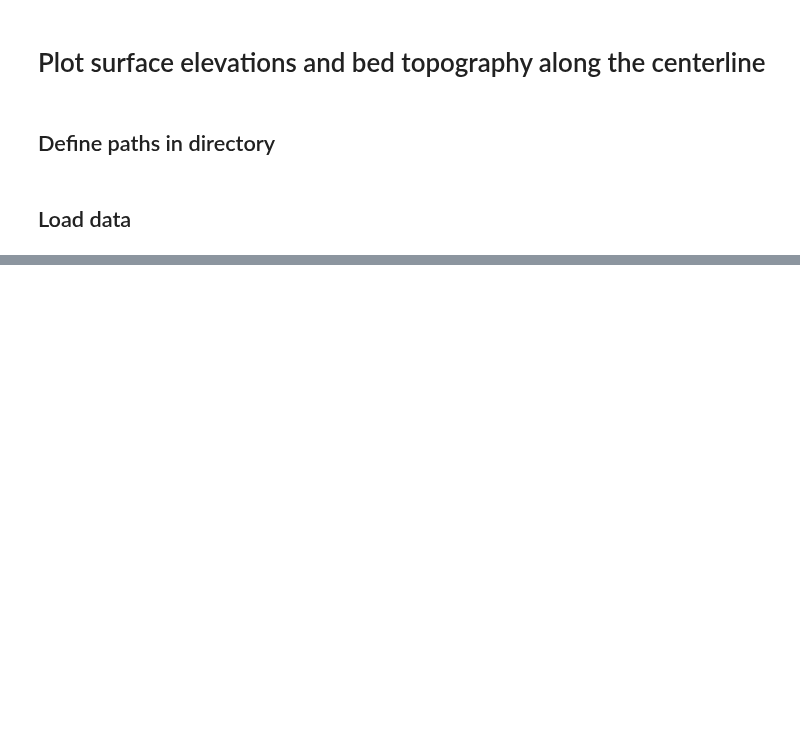
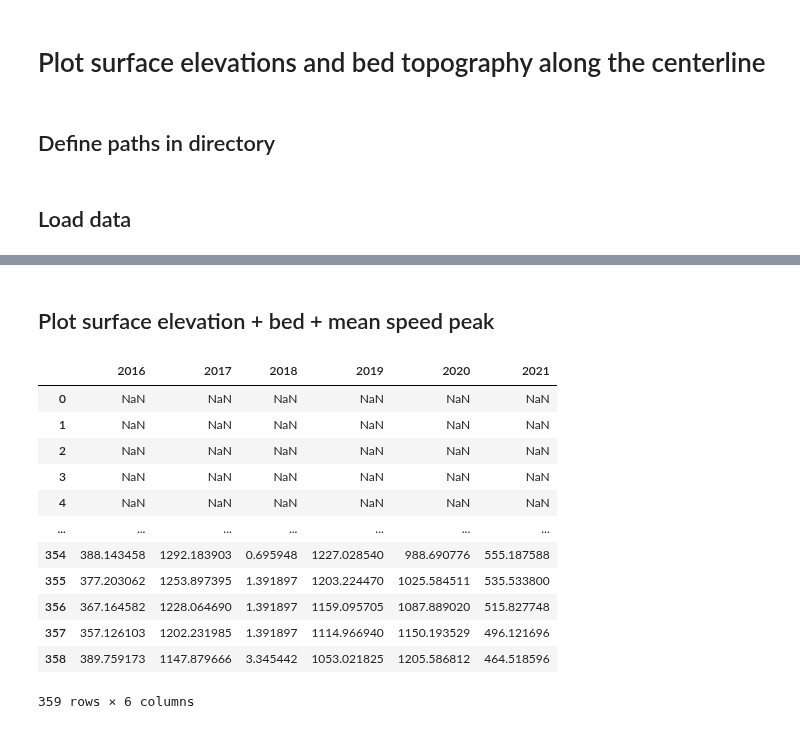
Before and after one commit to pohlan/Hubbard2024, a Jupyter notebook: make_paper_figures/surface_elevations_centerline.ipynb, the cells around one changed output, grey strips where cells are left out. Drawn from its saved outputs; the diff is of its cells as text; code cells hidden in the pictures; blank space fills up the shorter version.

```diff
--- a/make_paper_figures/surface_elevations_centerline.ipynb
+++ b/make_paper_figures/surface_elevations_centerline.ipynb
@@ -116,0 +125,2 @@ NameError: name 'h_cl_df' is not defined
+# %% [markdown]
+## Plot surface elevation + bed + mean speed peak
@@ -116,0 +139,60 @@ NameError: name 'h_cl_df' is not defined
+# %%
+# Calculate strength of speed peaks
+strengths_cl = pd.DataFrame()
+years = [2016, 2017, 2018, 2019, 2020, 2021]
+for year in tqdm(years):
+
+    # Winter peak
+    winter_mask = np.logical_or(
+        np.logical_and(ds.month >= 11, ds.year == year),
+        np.logical_and(ds.month <= 2, ds.year == year+1)
+    )
+    winter_velocities = ds.v[winter_mask, :, :]
+    winter_peak = winter_velocities.max(dim='time')
+
+    # Minimum between peaks
+    middle_mask = np.logical_and(
+        np.logical_and(ds.month >= 2.05, ds.month <= 4),
+        ds.year == year+1,
+    )
+    middle_velocities = ds.v[middle_mask, :, :]
+    min = middle_velocities.min(dim='time')
+
+    # Summer peak
+    summer_mask = np.logical_and(
+        np.logical_and(ds.month >= 4, ds.month <= 6),
+        ds.year == year+1,
+    )
+    summer_velocities = ds.v[summer_mask, :, :]
+    summer_peak = summer_velocities.max(dim='time')
+
+    # Calculate strength of double peaks
+    avg_mag = (winter_peak + summer_peak)/2
+    mask = (winter_peak < min) | (summer_peak < 500)
+    strength = (winter_peak - min) #/(summer_peak-min) # (winter_peak/summer_peak)
+    strength = xr.where(mask==True, 0, strength)
+
+    # Sample along centerline
+    strength_cl_np = [float(strength.sel(x=x, y=y, method='nearest').data) for (x, y) in list(zip(x_samp, y_samp))]
+    strength_cl = pd.DataFrame({year: strength_cl_np})
+
+    # Smooth over a 500 m window
+    strength_cl_smooth = strength_cl.rolling(10).mean()
+
+    strengths_cl = pd.concat([strengths_cl, strength_cl_smooth], axis=1)
+
+strengths_cl
+# %% [output]
+|  | 2016 | 2017 | 2018 | 2019 | 2020 | 2021 |
+| 0 | NaN | NaN | NaN | NaN | NaN | NaN |
+| 1 | NaN | NaN | NaN | NaN | NaN | NaN |
+| 2 | NaN | NaN | NaN | NaN | NaN | NaN |
+| 3 | NaN | NaN | NaN | NaN | NaN | NaN |
+| 4 | NaN | NaN | NaN | NaN | NaN | NaN |
+| ... | ... | ... | ... | ... | ... | ... |
+| 354 | 388.143458 | 1292.183903 | 0.695948 | 1227.028540 | 988.690776 | 555.187588 |
+| 355 | 377.203062 | 1253.897395 | 1.391897 | 1203.224470 | 1025.584511 | 535.533800 |
+| 356 | 367.164582 | 1228.064690 | 1.391897 | 1159.095705 | 1087.889020 | 515.827748 |
+| 357 | 357.126103 | 1202.231985 | 1.391897 | 1114.966940 | 1150.193529 | 496.121696 |
+| 358 | 389.759173 | 1147.879666 | 3.345442 | 1053.021825 | 1205.586812 | 464.518596 |
+359 rows × 6 columns
```
Also changed, not shown: parts of 7 cells of this notebook, 3 other files.
